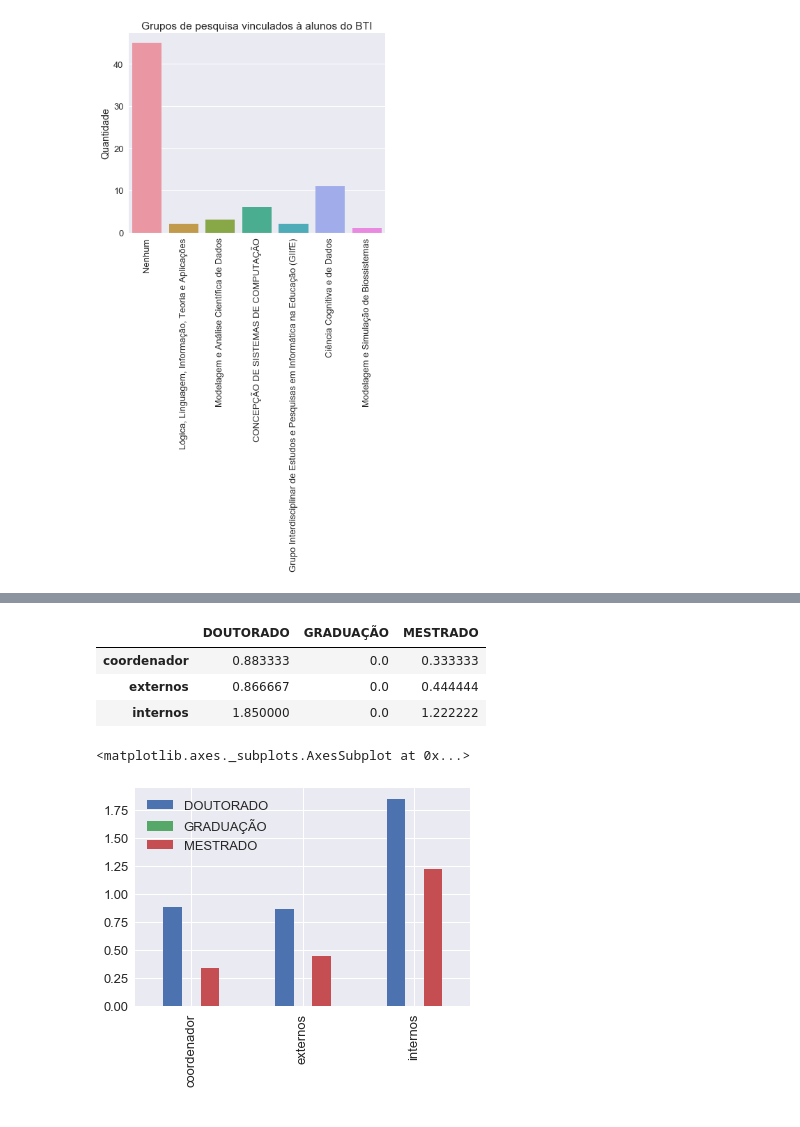
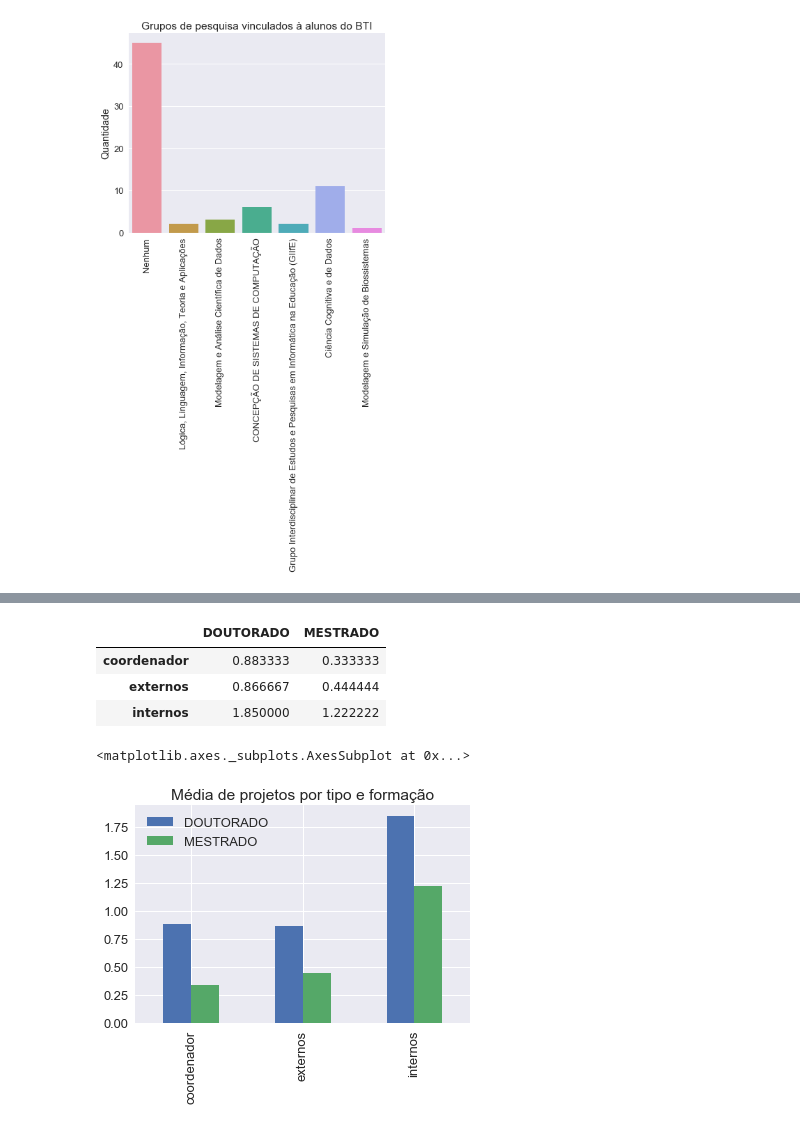
Before and after one commit to alvarofpp/imd0033-imd-pesquisa, a Jupyter notebook: IMD Pesquisa.ipynb, the cells around one changed output, grey strips where cells are left out. Cells and saved outputs as stored; diff of their text form; code cells hidden in the pictures.

```diff
--- a/IMD Pesquisa.ipynb
+++ b/IMD Pesquisa.ipynb
@@ -295,0 +308,11 @@ Text(16.348,0.5,'Quantidade')
+# %%
+## Qual a formação dos docentes do IMD e DIMAp e qual a formação dos pesquisadores?
+df_docentes_pesquisadores = pd.merge(df_docentes_imd, df_pesquisadores, on='id_servidor')
+
+# Definimos as caracteristicas do gráfico pie e mostramos
+sns.set(font_scale=1.3)
+plt.title('Formação dos docentes pesquisadores')
+plt.pie(list(df_docentes_pesquisadores.groupby('formacao')['id_servidor'].count()),
+        labels=df_docentes_pesquisadores['formacao'].unique(),
+        autopct='%1.1f%%', shadow=True);
+plt.show()
@@ -325,11 +340,6 @@ plt.show()
 ## Qual a quantidade média de projetos coordenados, internos e externos dos pesquisadores do IMD e DIMAP?
 sum_projetos = {
     'DOUTORADO' : {
-        'coordenador' : 0,
-        'internos' : 0,
-        'externos' : 0
-    },
-    'GRADUAÇÃO' : {
         'coordenador' : 0,
         'internos' : 0,
         'externos' : 0
@@ -341,7 +351,7 @@ sum_projetos = {
     }
 }
 
-for formacao in formacoes:
+for formacao in df_docentes_pesquisadores['formacao'].unique():
     # Servidores de determinada formação
     id_servidores = list(df_docentes_imd[df_docentes_imd.formacao == formacao].id_servidor)
     # Pesquisadores
@@ -353,15 +363,15 @@ for formacao in formacoes:
 
 pd.DataFrame(sum_projetos)
 # %% [output]
-|  | DOUTORADO | GRADUAÇÃO | MESTRADO |
-| coordenador | 0.883333 | 0.0 | 0.333333 |
-| externos | 0.866667 | 0.0 | 0.444444 |
-| internos | 1.850000 | 0.0 | 1.222222 |
+|  | DOUTORADO | MESTRADO |
+| coordenador | 0.883333 | 0.333333 |
+| externos | 0.866667 | 0.444444 |
+| internos | 1.850000 | 1.222222 |
 # %%
-pd.DataFrame(sum_projetos).plot(kind="bar")
+pd.DataFrame(sum_projetos).plot(kind="bar", title="Média de projetos por tipo e formação")
 # %% [output]
 <matplotlib.axes._subplots.AxesSubplot at 0x...>
-[figure, old version]
+[figure, new version]
 # %%
 # Quais são as principais áreas de conhecimento que os docentes desenvolvem projetos de pesquisa?
 
```
Also changed, not shown: parts of 7 cells of this notebook.
